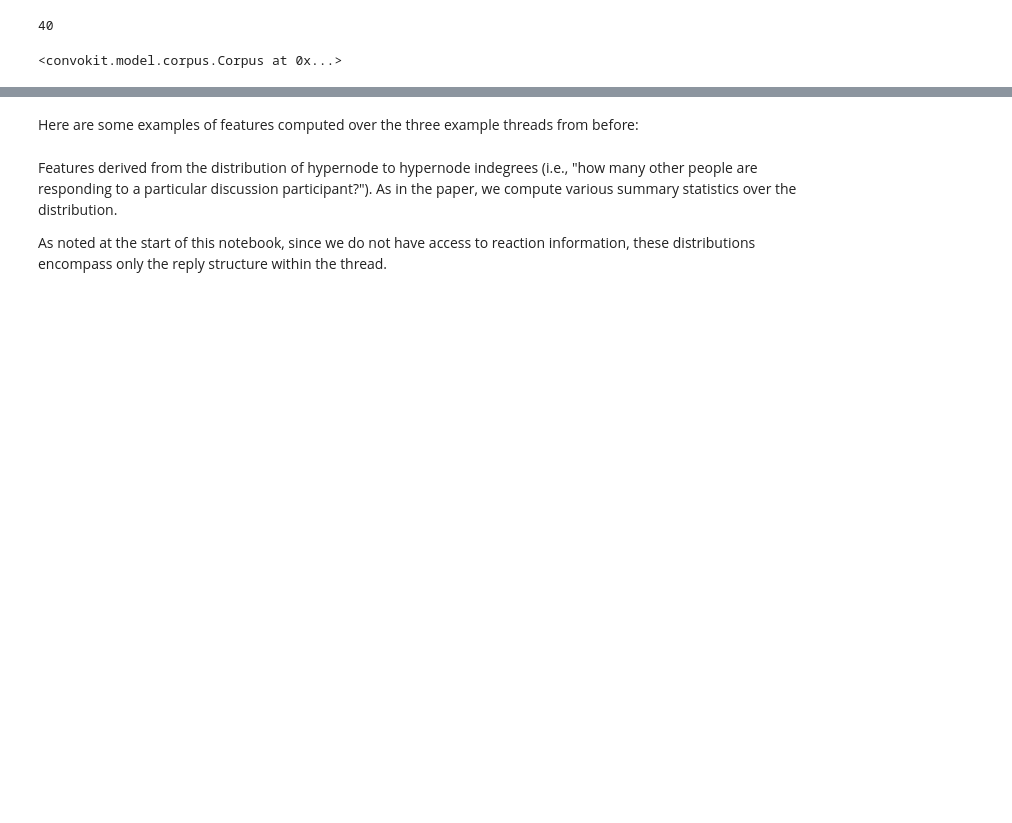
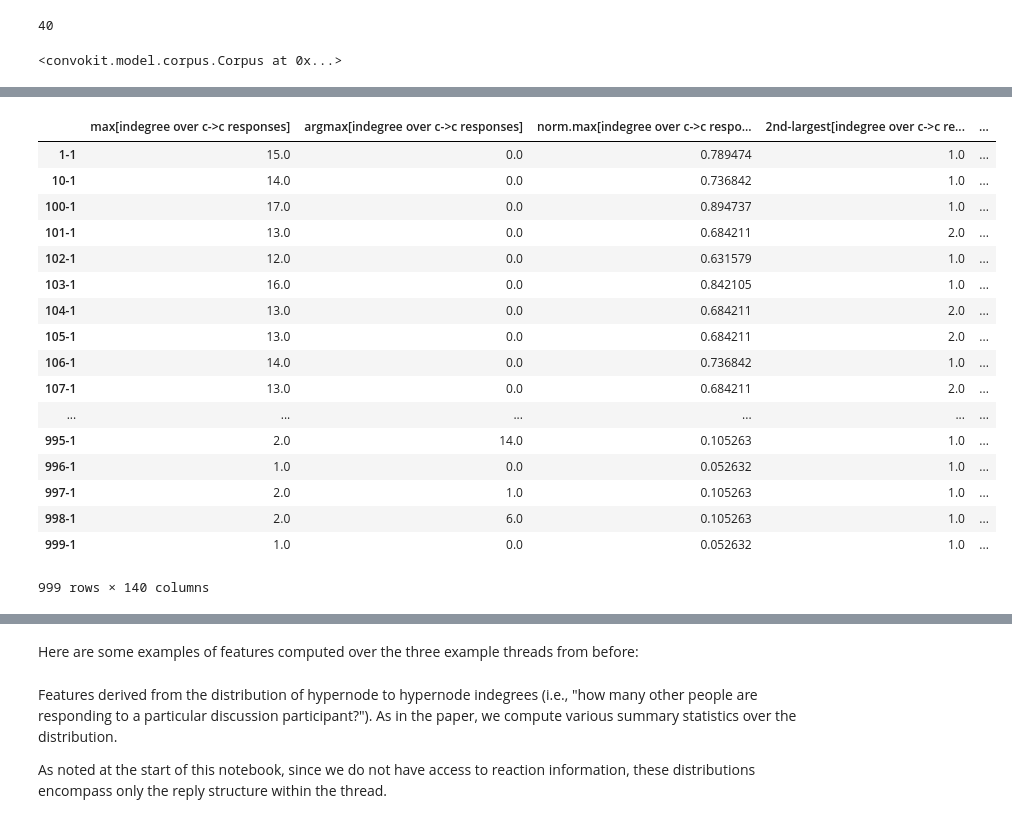
Before and after one commit to rgangela99/Cornell-Conversational-Analysis-Toolkit, a Jupyter notebook: convokit/tensors/PREDICTIVE/hyperconvo_vs_tensor.ipynb, the cells around one changed output, grey strips where cells are left out. Cells and saved outputs as stored; diff of their text form; code cells hidden in the pictures; blank space fills up the shorter version.

```diff
--- a/convokit/tensors/PREDICTIVE/hyperconvo_vs_tensor.ipynb
+++ b/convokit/tensors/PREDICTIVE/hyperconvo_vs_tensor.ipynb
@@ -84,0 +85,3 @@ corpus.random_conversation().meta['hyperconvo']
+# %%
+for convo in corpus.iter_conversations():
+    convo.meta.update(convo.meta['hyperconvo'])
@@ -86,0 +92,2 @@ clf = Classifier(obj_type="conversation", pred_feats=["hyperconvo"], labeller=la
+# %%
+clf.evaluate_with_train_test_split(corpus)
@@ -86,0 +132,37 @@ clf = Classifier(obj_type="conversation", pred_feats=["hyperconvo"], labeller=la
+# %%
+obj_type = "conversation"
+pred_feats = ["hyperconvo"]
+selector=lambda convo: True
+labeller = lambda convo: convo.meta['doubled']
+# %%
+obj_id_to_feats = extract_feats_dict(corpus, obj_type, pred_feats, selector)
+obj_id_to_label = extract_label_dict(corpus, obj_type, labeller, selector)
+
+X_df = pd.DataFrame.from_dict(obj_id_to_feats, orient='index')
+y_df = pd.DataFrame.from_dict(obj_id_to_label, orient='index')
+
+X_y_df = pd.concat([X_df, y_df], axis=1, sort=False)
+
+y = X_y_df['y']
+X = X_y_df.drop(columns='y')
+# %%
+X.astype('float64')
+# %% [output]
+|  | max[indegree over c->c responses] | argmax[indegree over c->c responses] | norm.max[indegree over c->c respo... | 2nd-largest[indegree over c->c re... | ... |
+| 1-1 | 15.0 | 0.0 | 0.789474 | 1.0 | ... |
+| 10-1 | 14.0 | 0.0 | 0.736842 | 1.0 | ... |
+| 100-1 | 17.0 | 0.0 | 0.894737 | 1.0 | ... |
+| 101-1 | 13.0 | 0.0 | 0.684211 | 2.0 | ... |
+| 102-1 | 12.0 | 0.0 | 0.631579 | 1.0 | ... |
+| 103-1 | 16.0 | 0.0 | 0.842105 | 1.0 | ... |
+| 104-1 | 13.0 | 0.0 | 0.684211 | 2.0 | ... |
+| 105-1 | 13.0 | 0.0 | 0.684211 | 2.0 | ... |
+| 106-1 | 14.0 | 0.0 | 0.736842 | 1.0 | ... |
+| 107-1 | 13.0 | 0.0 | 0.684211 | 2.0 | ... |
+| ... | ... | ... | ... | ... | ... |
+| 995-1 | 2.0 | 14.0 | 0.105263 | 1.0 | ... |
+| 996-1 | 1.0 | 0.0 | 0.052632 | 1.0 | ... |
+| 997-1 | 2.0 | 1.0 | 0.105263 | 1.0 | ... |
+| 998-1 | 2.0 | 6.0 | 0.105263 | 1.0 | ... |
+| 999-1 | 1.0 | 0.0 | 0.052632 | 1.0 | ... |
+999 rows × 140 columns
```
Also changed, not shown: parts of 24 cells of this notebook, 2 other files.
